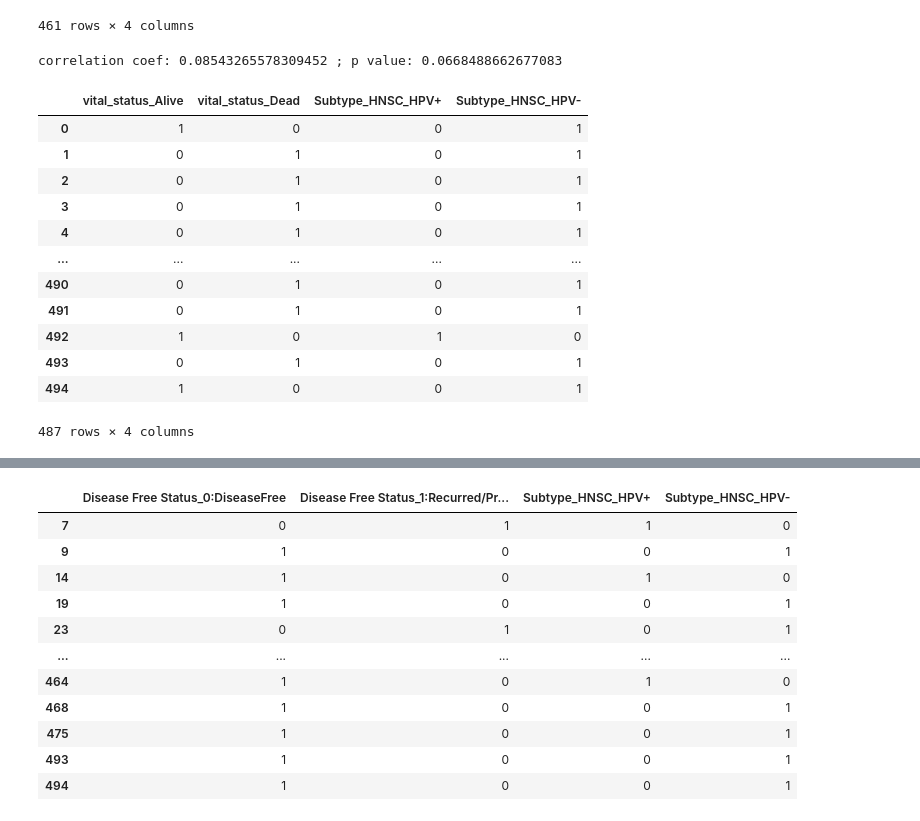
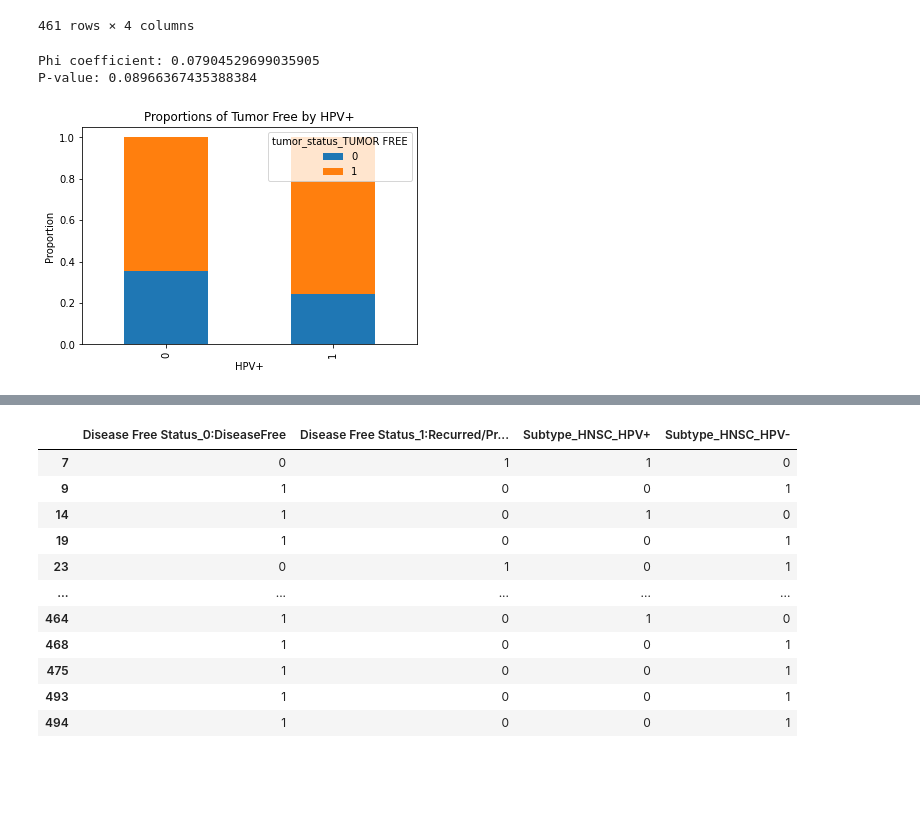
Before and after one commit to Enable72/ECE204-PROJECT4, a Jupyter notebook: hpv.ipynb, the cells around one changed output, grey strips where cells are left out. Cells and saved outputs as stored; diff of their text form; code cells hidden in the pictures; blank space fills up the shorter version.

```diff
--- a/hpv.ipynb
+++ b/hpv.ipynb
@@ -47,26 +47,18 @@ df
 | 494 | 1 | 0 | 0 | 1 |
 461 rows × 4 columns
 # %%
-correlation_coef, p_value = pearsonr(df['tumor_status_TUMOR FREE'], df['Subtype_HNSC_HPV+'])
-print('correlation coef:',correlation_coef,'; p value:',p_value)
+contingency_table = pd.crosstab(df['Subtype_HNSC_HPV+'], df['tumor_status_TUMOR FREE'])
+chi2,p_value,_,_ = chi2_contingency(contingency_table)
+phi_coefficient = np.sqrt(chi2/(len(df)*min(contingency_table.shape[0]-1,contingency_table.shape[1]-1)))
+print("Phi coefficient:", phi_coefficient)
+print("P-value:", p_value)
+proportions = df.groupby('Subtype_HNSC_HPV+')['tumor_status_TUMOR FREE'].value_counts(normalize=True).unstack()
+proportions.plot(kind='bar', stacked=True)
+plt.xlabel('HPV+')
+plt.ylabel('Proportion')
+plt.title('Proportions of Tumor Free by HPV+')
+plt.show()
 # %% [output]
-correlation coef: 0.08543265578309452 ; p value: 0.0668488662677083
+Phi coefficient: 0.07904529699035905
+P-value: 0.08966367435388384
+[figure, added]
-# %%
-df = merged[['vital_status','Subtype']]
-df = df.dropna()
-df = pd.get_dummies(df)
-df
-# %% [output]
-|  | vital_status_Alive | vital_status_Dead | Subtype_HNSC_HPV+ | Subtype_HNSC_HPV- |
-| 0 | 1 | 0 | 0 | 1 |
-| 1 | 0 | 1 | 0 | 1 |
-| 2 | 0 | 1 | 0 | 1 |
-| 3 | 0 | 1 | 0 | 1 |
-| 4 | 0 | 1 | 0 | 1 |
-| ... | ... | ... | ... | ... |
-| 490 | 0 | 1 | 0 | 1 |
-| 491 | 0 | 1 | 0 | 1 |
-| 492 | 1 | 0 | 1 | 0 |
-| 493 | 0 | 1 | 0 | 1 |
-| 494 | 1 | 0 | 0 | 1 |
-487 rows × 4 columns
```
Also changed, not shown: parts of 6 cells of this notebook.
